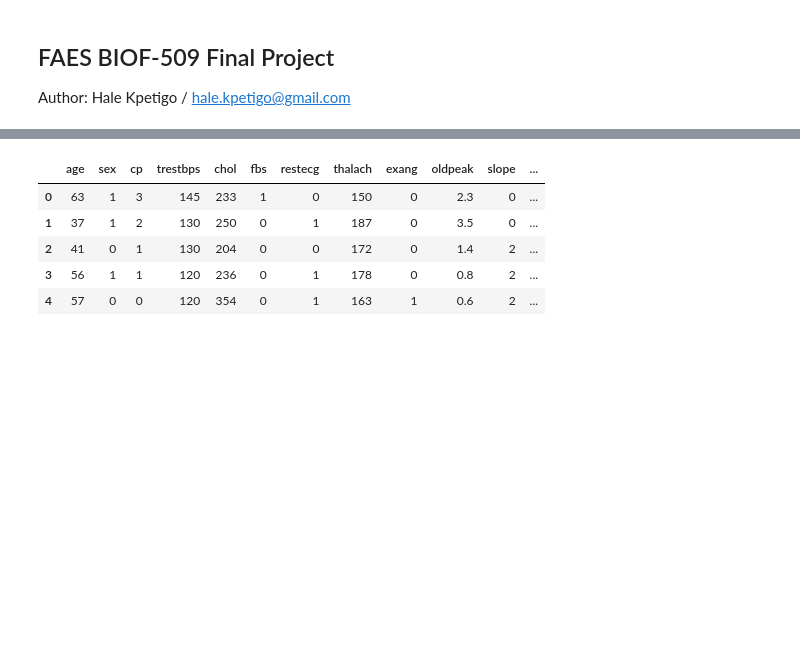
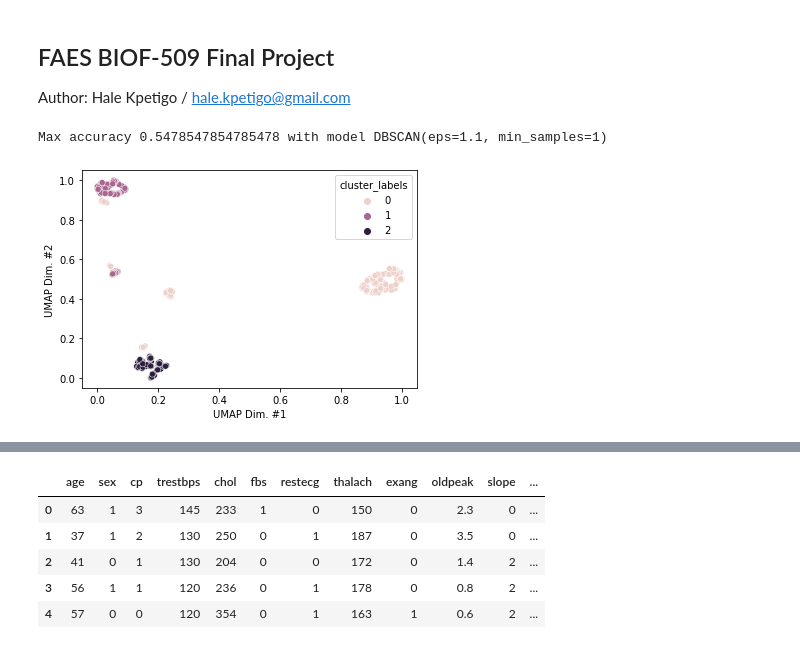
Before and after one commit to halekpetigo/BIOF509, a Jupyter notebook: FAES-BIOF-509-Hale_Kpetigo-FinalProject.ipynb, the cells around one changed output, grey strips where cells are left out. Cells and saved outputs as stored; diff of their text form; code cells hidden in the pictures; blank space fills up the shorter version.

Commit message:
added code for unsupervised learning class and draft final report

```diff
--- a/FAES-BIOF-509-Hale_Kpetigo-FinalProject.ipynb
+++ b/FAES-BIOF-509-Hale_Kpetigo-FinalProject.ipynb
@@ -16,0 +133,10 @@ import seaborn as sns ### install using pip install seaborn
+# %%
+FinalProject = BIOF509Unsupervised("heart 2.csv")
+# FinalProject.plot_data()
+
+FinalProject.BIOF509Kmeans()
+FinalProject.BIOF509Density()
+#FinalProject.BIOF509Hierarchical()
+# %% [output]
+Max accuracy 0.5478547854785478 with model DBSCAN(eps=1.1, min_samples=1)
+[figure, added]
```
Also changed, not shown: parts of 7 cells of this notebook, 1 other file.
